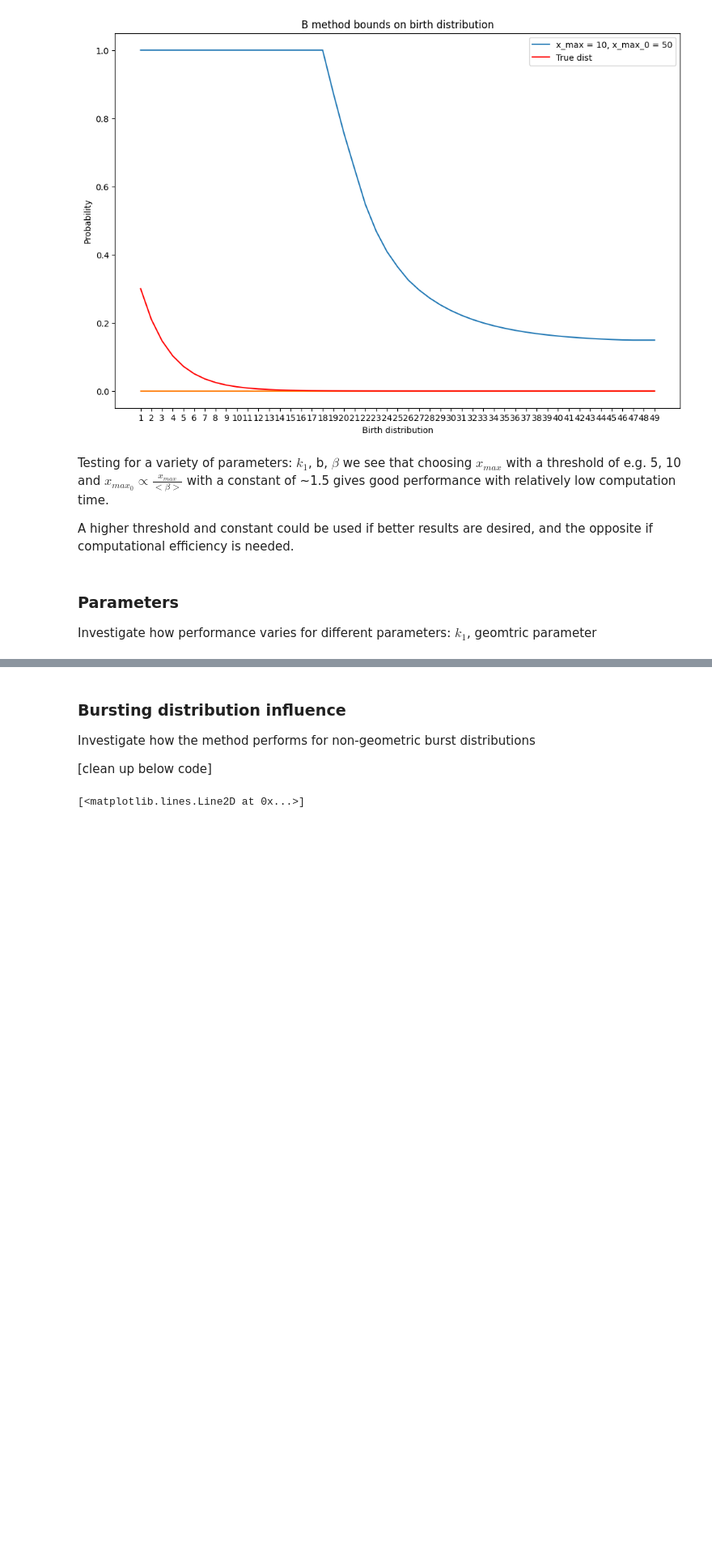
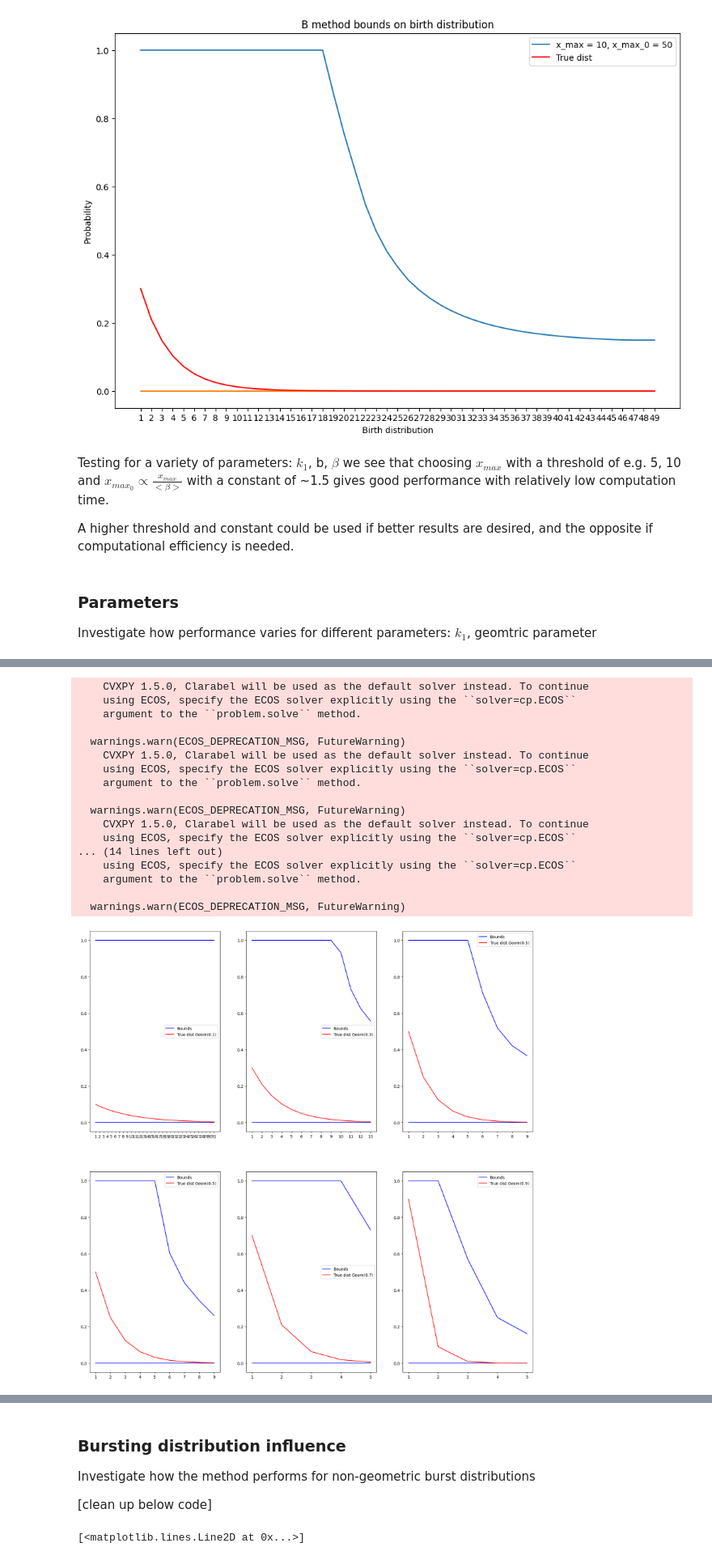
Before and after one commit to willjgh/M4R, a Jupyter notebook: upscaling_analysis.ipynb, the cells around one changed output, grey strips where cells are left out. Shown at 81% size. Cells and saved outputs as stored; diff of their text form; code cells hidden in the pictures; blank space fills up the shorter version.

```diff
--- a/upscaling_analysis.ipynb
+++ b/upscaling_analysis.ipynb
@@ -2829,0 +2910,80 @@ Investigate how performance varies for different parameters: $k_1$, geomtric par
+# %%
+#plot
+b_list = [0.1, 0.3, 0.5, 0.7, 0.9]
+nrows = 2
+ncols= 3
+fig, ax = plt.subplots(nrows=nrows,ncols=ncols,figsize=(20,20))
+for i in range(nrows):
+    for j in range(ncols):
+
+        # parameters
+        idx = i * nrows + j
+        params = {"k0": 1, "k1": 2, "b": b_list[idx]}
+        beta = 0.5
+
+        # simulate sample
+        samples_param = simulated_samples(params=params, n=5000, beta=beta, tmax=100, ts=10, plot_path=False, plot_true=False, plot_downsampled=False)
+
+        # observed sample
+        sample = samples_param["sample_downsampled"]
+
+        # compute all possible observed bounds: p(0), ...
+        intervals = bootstrap_data_optim(sample, N=5000, printing=False)
+
+        # choose x_max, x_max_0 via heuristics
+        threshold = 10
+        counts = pd.Series(sample).value_counts().to_dict()
+        x_max = 0
+        for x in range(0, np.nanmax(sample)):
+            if x in counts and counts[x] >= threshold:
+                x_max = x
+            else:
+                break
+        x_max_0 = int(1 * x_max // np.mean(beta))
+
+        # compute upper bound on mean of observed sample E[X]
+        mean_ob_ub = mean_CI(sample)[1]
+
+        # calculate upper bound on mean of true sample E[X^0]
+        mean_beta = np.mean(beta)
+        mean_true_ub = mean_ob_ub / mean_beta
+
+        # solve LP using beta_upscale
+        solutions_dist = bursty_LP_B(intervals, beta, x_max, x_max_0, mean_true_ub, k0=1)
+
+        # estimating pi_1, ..., pi_M
+        M = x_max_0 - 1
+
+        # plot
+        labels = [f'mu_{m}' for m in range(1, M + 1)]
+        nums = [f"{m}" for m in range(1, M + 1)]
+        lower = [solutions_dist[var][0] for var in labels]
+        upper = [solutions_dist[var][1] for var in labels]
+        ax[i,j].plot(nums, upper, label = "Bounds", color="blue")
+        ax[i,j].plot(nums, lower, color="blue")
+
+        # true burst distirubion: geometric(b)
+        dist_true = [params["b"] * (1 - params["b"])**m for m in range(0, M)]
+        nums = [f"{m}" for m in range(1, M + 1)]
+        ax[i,j].plot(nums, dist_true, label = f"True dist Geom({params['b']})", color="red")
+        ax[i,j].legend()
+plt.show()
+# %% [output]
+    CVXPY 1.5.0, Clarabel will be used as the default solver instead. To continue
+    using ECOS, specify the ECOS solver explicitly using the ``solver=cp.ECOS``
+    argument to the ``problem.solve`` method.
+
+  warnings.warn(ECOS_DEPRECATION_MSG, FutureWarning)
+    CVXPY 1.5.0, Clarabel will be used as the default solver instead. To continue
+    using ECOS, specify the ECOS solver explicitly using the ``solver=cp.ECOS``
+    argument to the ``problem.solve`` method.
+
+  warnings.warn(ECOS_DEPRECATION_MSG, FutureWarning)
+    CVXPY 1.5.0, Clarabel will be used as the default solver instead. To continue
+    using ECOS, specify the ECOS solver explicitly using the ``solver=cp.ECOS``
+... (14 lines left out)
+    using ECOS, specify the ECOS solver explicitly using the ``solver=cp.ECOS``
+    argument to the ``problem.solve`` method.
+
+  warnings.warn(ECOS_DEPRECATION_MSG, FutureWarning)
+[figure, added]
```
Also changed, not shown: parts of 6 cells of this notebook.
